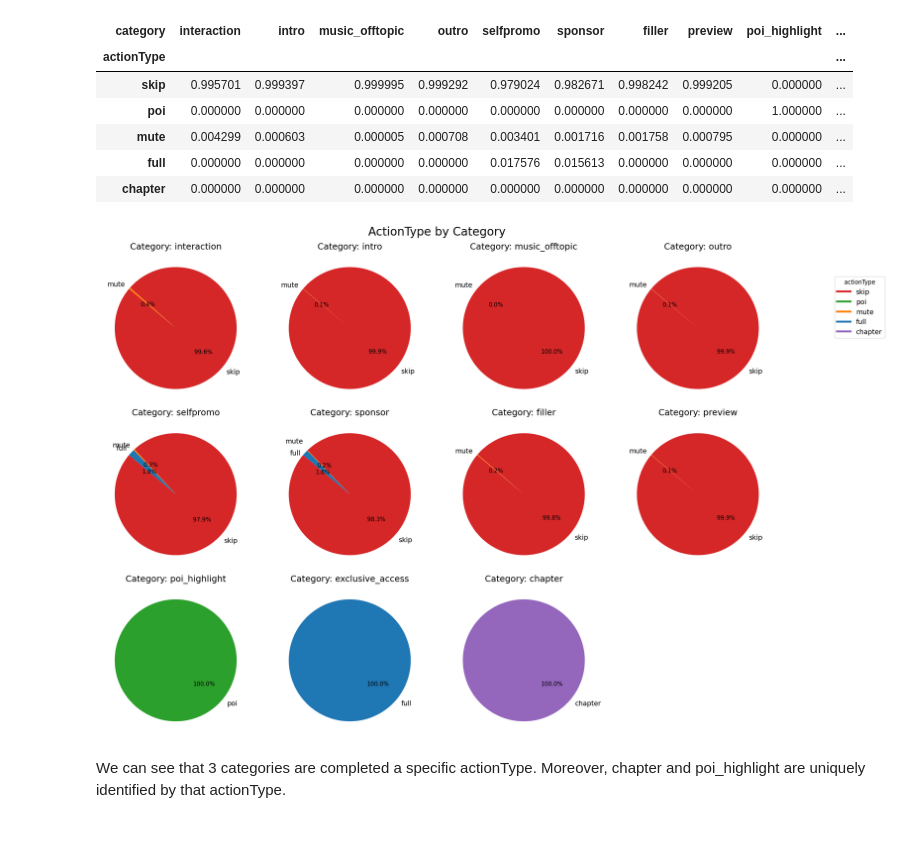
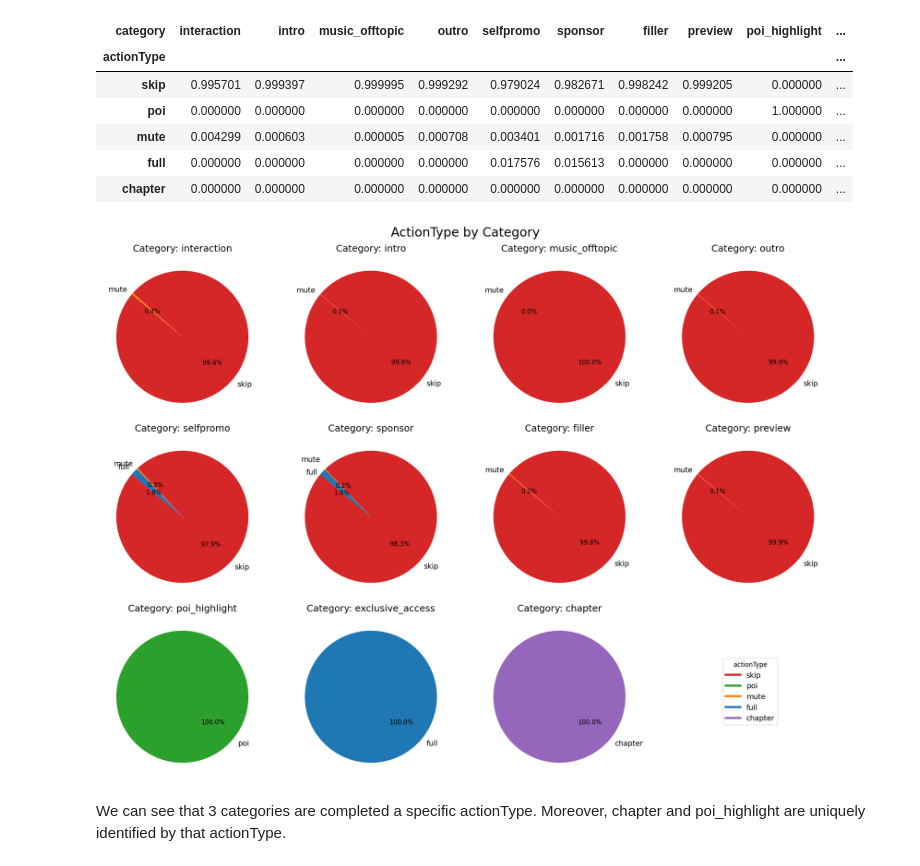
Before and after one commit to t-makaro/503-Project, a Jupyter notebook: src/data_vis.ipynb, the cells around one changed output. Drawn from its saved outputs; the diff is of its cells as text; code cells hidden in the pictures; blank space fills up the shorter version.

Commit message:
Couple minor plot fixes.

```diff
--- a/src/data_vis.ipynb
+++ b/src/data_vis.ipynb
@@ -284,35 +284,35 @@ for idx, column in enumerate(contingency_table.columns):
     for text in texts:
         text.set_fontsize(14)
     for i, text in enumerate(texts):
         for j in range(i + 1, len(texts)):
             if abs(text.get_position()[0] - texts[j].get_position()[0]) < 0.05 and abs(text.get_position()[1] - texts[j].get_position()[1]) < 0.05:
                 text.set_position((text.get_position()[0], text.get_position()[1] * 1.1))
                 texts[j].set_position((texts[j].get_position()[0], texts[j].get_position()[1] * 0.9))
     for autotext in autotexts:
         autotext.set_fontsize(12)
     for i, autotext in enumerate(autotexts):
         for j in range(i + 1, len(autotexts)):
             if abs(autotext.get_position()[0] - autotexts[j].get_position()[0]) < 0.05 and abs(autotext.get_position()[1] - autotexts[j].get_position()[1]) < 0.05:
                 autotext.set_position((autotext.get_position()[0], autotext.get_position()[1] * 1.1))
                 autotexts[j].set_position((autotexts[j].get_position()[0], autotexts[j].get_position()[1] * 0.9))
 
     ax.set_title(f'Category: {column}',fontsize=18)
 
 # Remove any extra subplots that are not needed
 for i in range(num_columns, len(axes)):
     fig.delaxes(axes[i])
 
 # I'll just make my own legend! (this hacks around the issues I was having)
-fig.legend([plt.Line2D([0], [0], color=define_colors[label], lw=4) for label in labels], labels, loc='upper right', bbox_to_anchor=(1.15, 0.9), fontsize=14,title='actionType', title_fontsize=12)
+fig.legend([plt.Line2D([0], [0], color=define_colors[label], lw=4) for label in labels], labels, loc='lower right', bbox_to_anchor=(0.92, 0.1), fontsize=14,title='actionType', title_fontsize=12)
 
 # Adjust layout for better spacing
 fig.suptitle('ActionType by Category', fontsize=24, y=0.99)
 plt.tight_layout()
 
 plt.savefig(f'./images/actionType by Category.png')
 plt.show()
 # %% [output]
-[figure, old version]
+[figure, new version]
 # %% [markdown]
 We can see that 3 categories are completed a specific actionType. Moreover, chapter and poi_highlight are uniquely identified by that actionType.
 # %%
```
Also changed, not shown: parts of 4 cells of this notebook.
